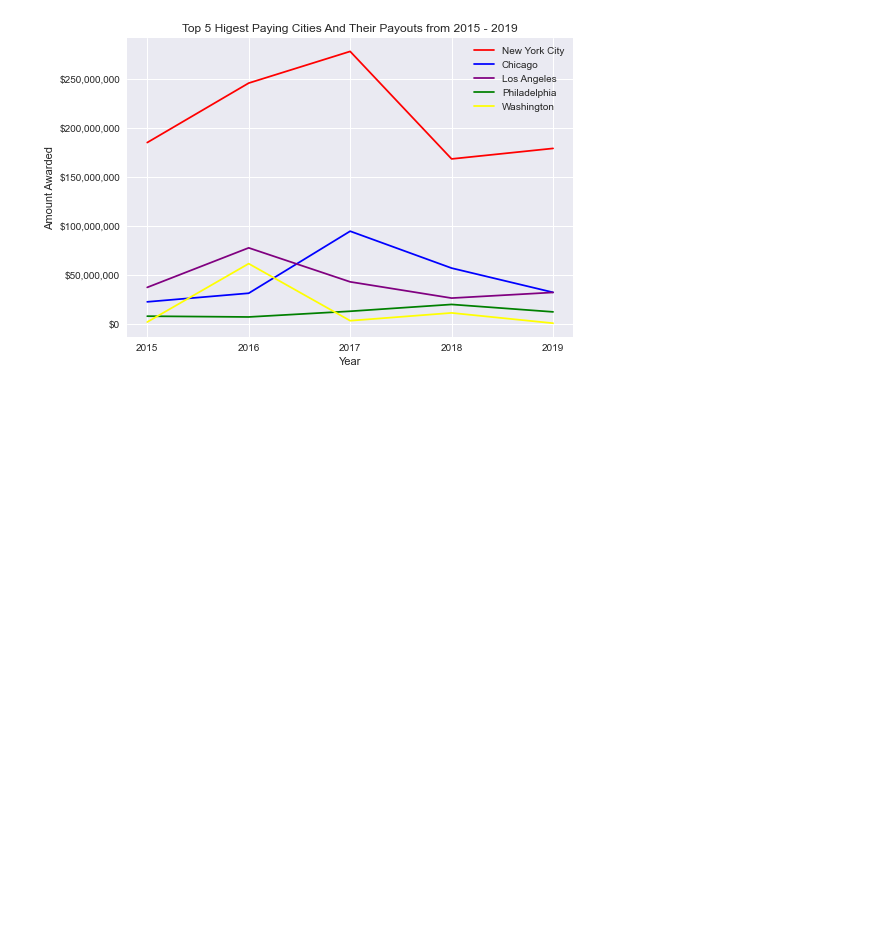
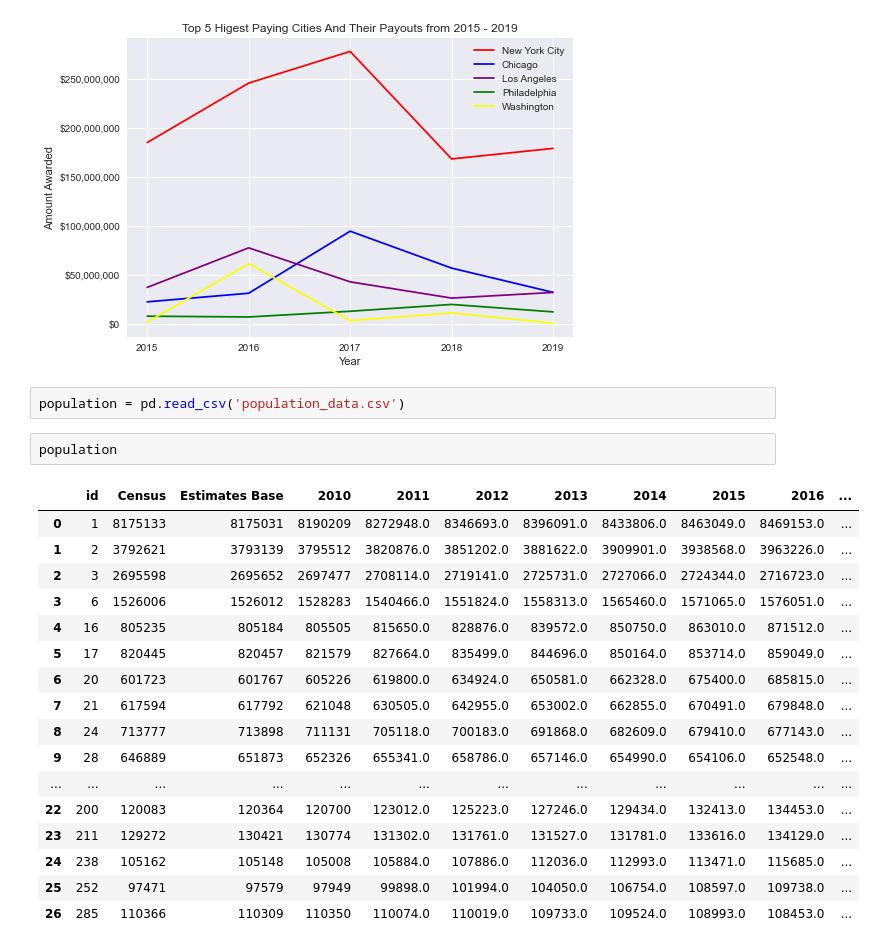
Before and after one commit to shethinksnyc/JTC_WOW_CAPSTONE, a Jupyter notebook: misc plots.ipynb, the cells around one changed output. Drawn from its saved outputs; the diff is of its cells as text; blank space fills up the shorter version.

```diff
--- a/misc plots.ipynb
+++ b/misc plots.ipynb
@@ -86,3 +86,25 @@ ax.yaxis.set_major_formatter('${x:,.0f}') # inserts $ value with commas and 0 ze
 plt.show()
 # %% [output]
 [figure]
+# %%
+population = pd.read_csv('population_data.csv')
+# %%
+population
+# %% [output]
+|  | id | Census | Estimates Base | 2010 | 2011 | 2012 | 2013 | 2014 | 2015 | 2016 | ... |
+| 0 | 1 | 8175133 | 8175031 | 8190209 | 8272948.0 | 8346693.0 | 8396091.0 | 8433806.0 | 8463049.0 | 8469153.0 | ... |
+| 1 | 2 | 3792621 | 3793139 | 3795512 | 3820876.0 | 3851202.0 | 3881622.0 | 3909901.0 | 3938568.0 | 3963226.0 | ... |
+| 2 | 3 | 2695598 | 2695652 | 2697477 | 2708114.0 | 2719141.0 | 2725731.0 | 2727066.0 | 2724344.0 | 2716723.0 | ... |
+| 3 | 6 | 1526006 | 1526012 | 1528283 | 1540466.0 | 1551824.0 | 1558313.0 | 1565460.0 | 1571065.0 | 1576051.0 | ... |
+| 4 | 16 | 805235 | 805184 | 805505 | 815650.0 | 828876.0 | 839572.0 | 850750.0 | 863010.0 | 871512.0 | ... |
+| 5 | 17 | 820445 | 820457 | 821579 | 827664.0 | 835499.0 | 844696.0 | 850164.0 | 853714.0 | 859049.0 | ... |
+| 6 | 20 | 601723 | 601767 | 605226 | 619800.0 | 634924.0 | 650581.0 | 662328.0 | 675400.0 | 685815.0 | ... |
+| 7 | 21 | 617594 | 617792 | 621048 | 630505.0 | 642955.0 | 653002.0 | 662855.0 | 670491.0 | 679848.0 | ... |
+| 8 | 24 | 713777 | 713898 | 711131 | 705118.0 | 700183.0 | 691868.0 | 682609.0 | 679410.0 | 677143.0 | ... |
+| 9 | 28 | 646889 | 651873 | 652326 | 655341.0 | 658786.0 | 657146.0 | 654990.0 | 654106.0 | 652548.0 | ... |
+| ... | ... | ... | ... | ... | ... | ... | ... | ... | ... | ... | ... |
+| 22 | 200 | 120083 | 120364 | 120700 | 123012.0 | 125223.0 | 127246.0 | 129434.0 | 132413.0 | 134453.0 | ... |
+| 23 | 211 | 129272 | 130421 | 130774 | 131302.0 | 131761.0 | 131527.0 | 131781.0 | 133616.0 | 134129.0 | ... |
+| 24 | 238 | 105162 | 105148 | 105008 | 105884.0 | 107886.0 | 112036.0 | 112993.0 | 113471.0 | 115685.0 | ... |
+| 25 | 252 | 97471 | 97579 | 97949 | 99898.0 | 101994.0 | 104050.0 | 106754.0 | 108597.0 | 109738.0 | ... |
+| 26 | 285 | 110366 | 110309 | 110350 | 110074.0 | 110019.0 | 109733.0 | 109524.0 | 108993.0 | 108453.0 | ... |
```
Also changed, not shown: parts of 4 cells of this notebook.
